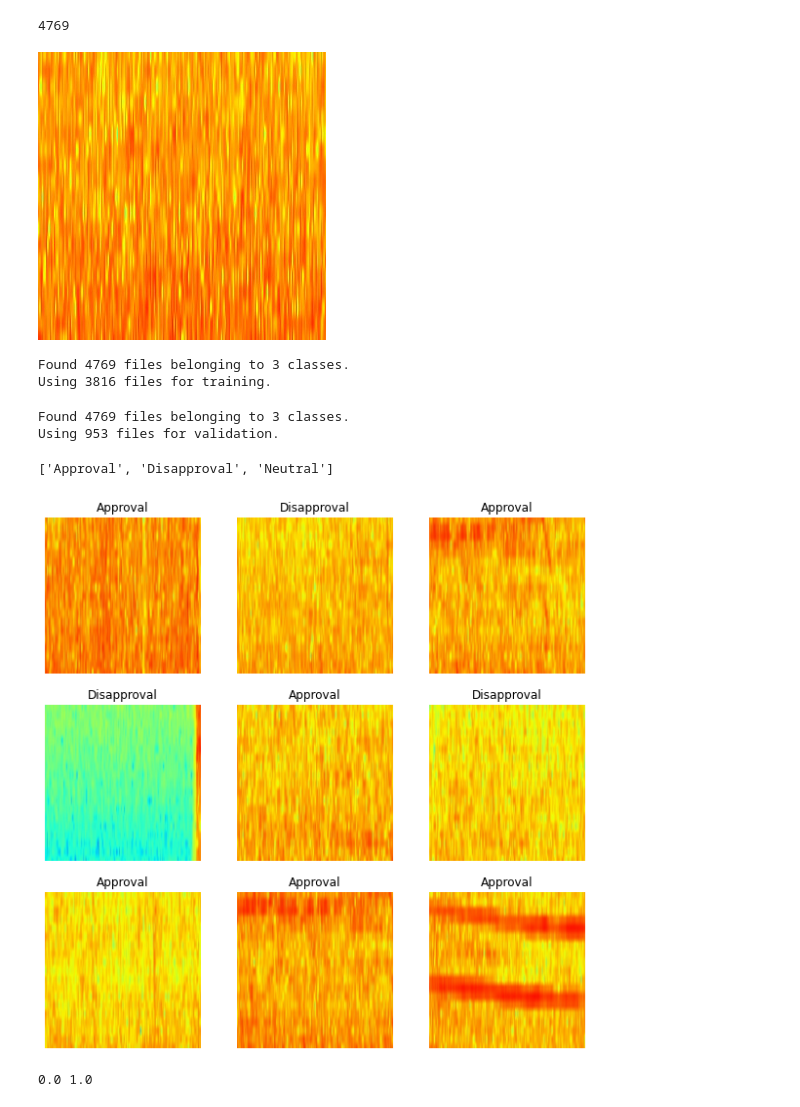
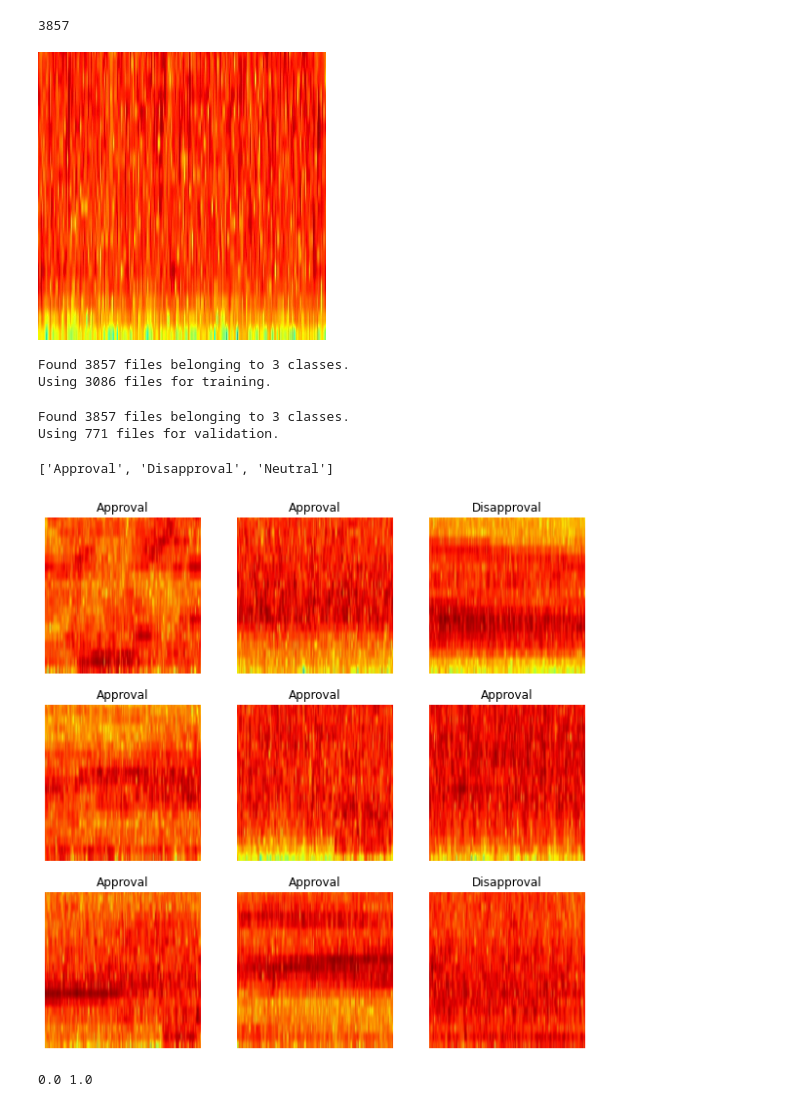
Before and after one commit to atick-faisal/Crowd-Emotion, a Jupyter notebook: src/CE_Preprocessing_Tranining.ipynb, the cells around one changed output. Drawn from its saved outputs; the diff is of its cells as text; code cells hidden in the pictures.

```diff
--- a/src/CE_Preprocessing_Tranining.ipynb
+++ b/src/CE_Preprocessing_Tranining.ipynb
@@ -9,18 +9,18 @@ import tensorflow as tf
 import tensorflow_datasets as tfds
 import pathlib
 # %%
-data_dir = '/content/drive/MyDrive/Research/Crowd Emotion/Spectrograms/Mel/'
+data_dir = '/content/drive/MyDrive/Research/Crowd Emotion/Spectrograms/Log/'
 data_dir = pathlib.Path(data_dir)
 # %%
 image_count = len(list(data_dir.glob('*/*.jpg')))
 print(image_count)
 # %% [output]
-4769
+3857
 # %%
 approvals = list(data_dir.glob('Approval/*'))
-PIL.Image.open(str(approvals[10]))
+PIL.Image.open(str(approvals[300]))
 # %% [output]
-[figure, old version]
+[figure, new version]
 # %%
 batch_size = 32
 img_height = 227
@@ -35,8 +35,8 @@ train_ds = tf.keras.preprocessing.image_dataset_from_directory(
     batch_size                = batch_size
 )
 # %% [output]
-Found 4769 files belonging to 3 classes.
-Using 3816 files for training.
+Found 3857 files belonging to 3 classes.
+Using 3086 files for training.
 # %%
 val_ds = tf.keras.preprocessing.image_dataset_from_directory(
     directory                 = data_dir,
@@ -47,8 +47,8 @@ val_ds = tf.keras.preprocessing.image_dataset_from_directory(
     batch_size                = batch_size
 )
 # %% [output]
-Found 4769 files belonging to 3 classes.
-Using 953 files for validation.
+Found 3857 files belonging to 3 classes.
+Using 771 files for validation.
 # %%
 class_names = train_ds.class_names
 print(class_names)
@@ -65,7 +65,7 @@ for images, labels in train_ds.take(1):
     plt.title(class_names[labels[i]])
     plt.axis("off")
 # %% [output]
-[figure, old version]
+[figure, new version]
 # %%
 from tensorflow.keras import layers
 normalization_layer = tf.keras.layers.experimental.preprocessing.Rescaling(1./255)
```
Also changed, not shown: parts of 1 cell of this notebook.
